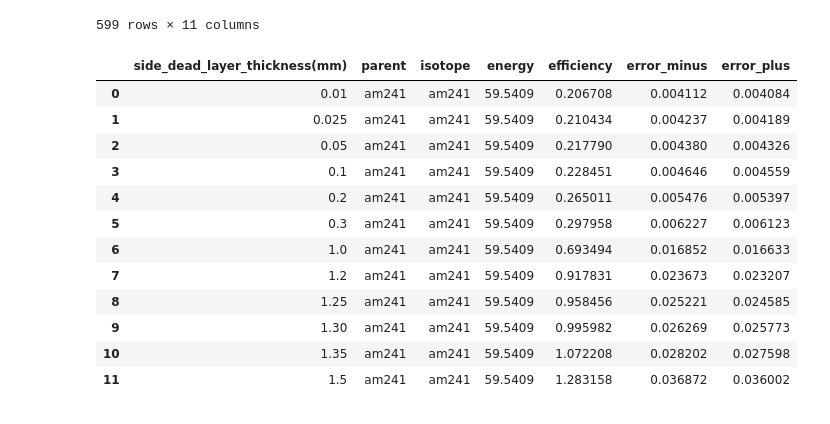
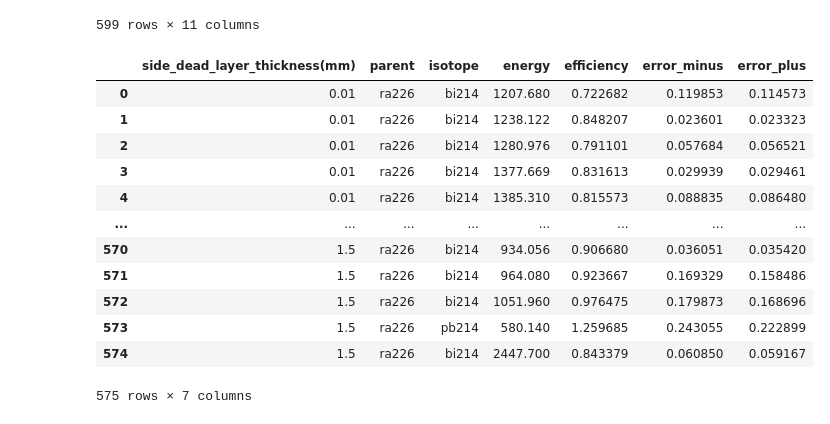
Before and after one commit to bhattathakur/geivanalysis, a Jupyter notebook: auto_macro/eff_comparision.ipynb, the cells around one changed output. Saved outputs shown, nothing was run; the diff lists cells and outputs as text; code cells hidden in the pictures.

```diff
--- a/auto_macro/eff_comparision.ipynb
+++ b/auto_macro/eff_comparision.ipynb
@@ -211,23 +232,23 @@ def get_plot_parent_isotope_energy(df_plot:pd.DataFrame):
 df_all['y_error']=(df_all['error_minus']+df_all['error_plus'])/2.0
 # %%
 #group df by thickness,then parent
-isotope='am241'
+isotope='ra226'
 df_plot=df_all.query('parent==@isotope').query('total_error_plus>0 and total_error_minus>0')[selected_columns].reset_index(drop=True) #making the error positive
 df_plot
 # %% [output]
 |  | side_dead_layer_thickness(mm) | parent | isotope | energy | efficiency | error_minus | error_plus |
-| 0 | 0.01 | am241 | am241 | 59.5409 | 0.206708 | 0.004112 | 0.004084 |
-| 1 | 0.025 | am241 | am241 | 59.5409 | 0.210434 | 0.004237 | 0.004189 |
-| 2 | 0.05 | am241 | am241 | 59.5409 | 0.217790 | 0.004380 | 0.004326 |
-| 3 | 0.1 | am241 | am241 | 59.5409 | 0.228451 | 0.004646 | 0.004559 |
-| 4 | 0.2 | am241 | am241 | 59.5409 | 0.265011 | 0.005476 | 0.005397 |
-| 5 | 0.3 | am241 | am241 | 59.5409 | 0.297958 | 0.006227 | 0.006123 |
-| 6 | 1.0 | am241 | am241 | 59.5409 | 0.693494 | 0.016852 | 0.016633 |
-| 7 | 1.2 | am241 | am241 | 59.5409 | 0.917831 | 0.023673 | 0.023207 |
-| 8 | 1.25 | am241 | am241 | 59.5409 | 0.958456 | 0.025221 | 0.024585 |
-| 9 | 1.30 | am241 | am241 | 59.5409 | 0.995982 | 0.026269 | 0.025773 |
-| 10 | 1.35 | am241 | am241 | 59.5409 | 1.072208 | 0.028202 | 0.027598 |
-| 11 | 1.5 | am241 | am241 | 59.5409 | 1.283158 | 0.036872 | 0.036002 |
+| 0 | 0.01 | ra226 | bi214 | 1207.680 | 0.722682 | 0.119853 | 0.114573 |
+| 1 | 0.01 | ra226 | bi214 | 1238.122 | 0.848207 | 0.023601 | 0.023323 |
+| 2 | 0.01 | ra226 | bi214 | 1280.976 | 0.791101 | 0.057684 | 0.056521 |
+| 3 | 0.01 | ra226 | bi214 | 1377.669 | 0.831613 | 0.029939 | 0.029461 |
+| 4 | 0.01 | ra226 | bi214 | 1385.310 | 0.815573 | 0.088835 | 0.086480 |
+| ... | ... | ... | ... | ... | ... | ... | ... |
+| 570 | 1.5 | ra226 | bi214 | 934.056 | 0.906680 | 0.036051 | 0.035420 |
+| 571 | 1.5 | ra226 | bi214 | 964.080 | 0.923667 | 0.169329 | 0.158486 |
+| 572 | 1.5 | ra226 | bi214 | 1051.960 | 0.976475 | 0.179873 | 0.168696 |
+| 573 | 1.5 | ra226 | pb214 | 580.140 | 1.259685 | 0.243055 | 0.222899 |
+| 574 | 1.5 | ra226 | bi214 | 2447.700 | 0.843379 | 0.060850 | 0.059167 |
+575 rows × 7 columns
 # %%
 grouping_columns=['parent','isotope','energy']
 grouped=df_plot.groupby(grouping_columns)
```
Also changed, not shown: parts of 4 cells of this notebook.
